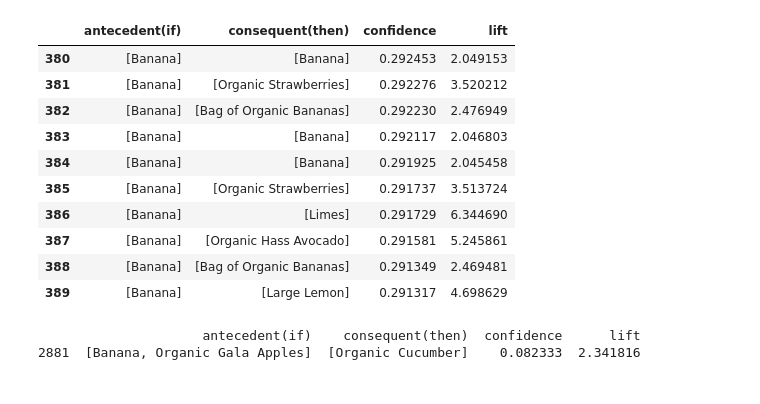
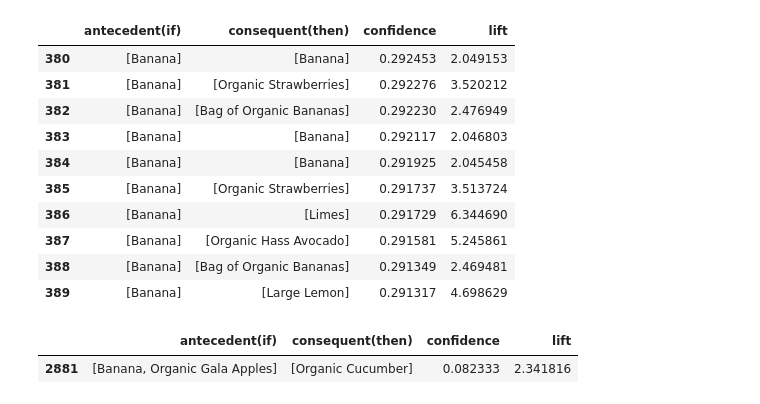
Before and after one commit to karanpreetkaur/instacart_market_basket_analysis, a Jupyter notebook: Instacart_market_basket_analysis.ipynb, the cells around one changed output. Saved outputs shown, nothing was run; the diff lists cells and outputs as text; code cells hidden in the pictures.

```diff
--- a/Instacart_market_basket_analysis.ipynb
+++ b/Instacart_market_basket_analysis.ipynb
@@ -305,7 +306,7 @@ top_n_associated_items(['Banana'])
 | 389 | [Banana] | [Large Lemon] | 0.291317 | 4.698629 |
 # %%
 #@title Top 10 associated items for `Banana` and `Organic Gala Apples`
-print(top_n_associated_items(['Organic Gala Apples', 'Banana']))
+top_n_associated_items(['Organic Gala Apples', 'Banana'])
 # %% [output]
-                     antecedent(if)    consequent(then)  confidence      lift
-2881  [Banana, Organic Gala Apples]  [Organic Cucumber]    0.082333  2.341816
+|  | antecedent(if) | consequent(then) | confidence | lift |
+| 2881 | [Banana, Organic Gala Apples] | [Organic Cucumber] | 0.082333 | 2.341816 |
```
Also changed, not shown: parts of 1 cell of this notebook.
